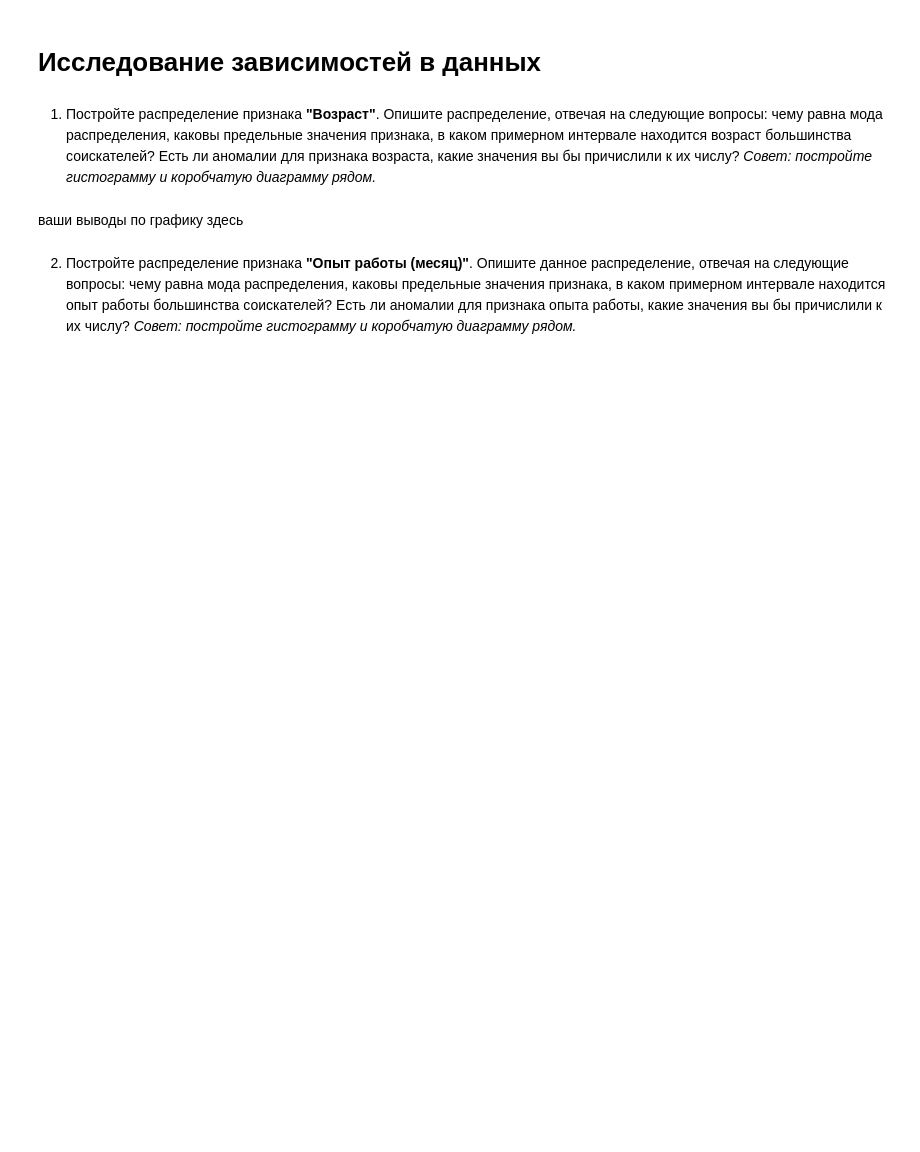
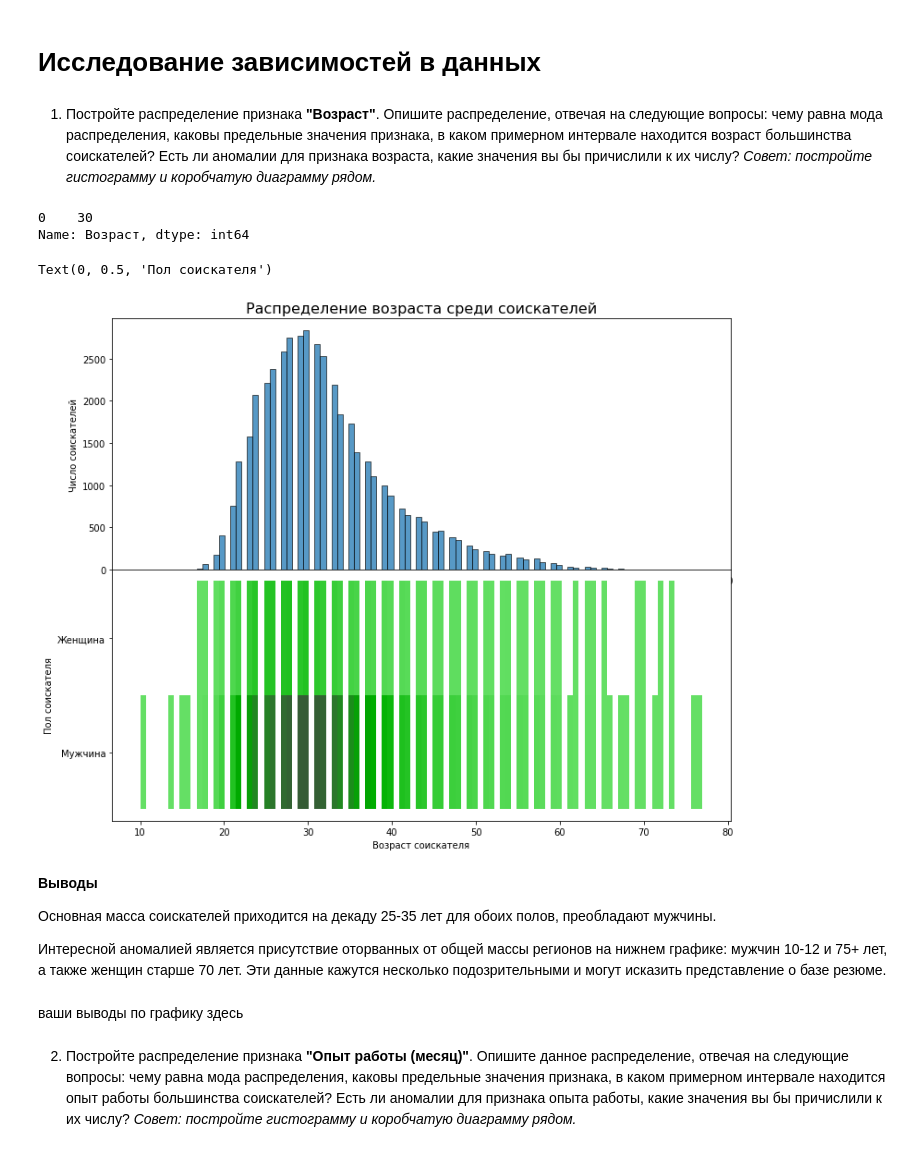
Before and after one commit to madskillskill/sf_data_science, a Jupyter notebook: PROJECT-1/Project_1.ipynb, the cells around one changed output. Drawn from its saved outputs; the diff is of its cells as text; code cells hidden in the pictures; blank space fills up the shorter version.

```diff
--- a/PROJECT-1/Project_1.ipynb
+++ b/PROJECT-1/Project_1.ipynb
@@ -538,7 +447,42 @@ NameError: name 'e_r_lock' is not defined
 1. Постройте распределение признака **"Возраст"**. Опишите распределение, отвечая на следующие вопросы: чему равна мода распределения, каковы предельные значения признака, в каком примерном интервале находится возраст большинства соискателей? Есть ли аномалии для признака возраста, какие значения вы бы причислили к их числу?
 *Совет: постройте гистограмму и коробчатую диаграмму рядом.*
 # %%
-# ваш код здесь
+print(hh_df['Возраст'].mode())
+
+fig, axes = plt.subplots(nrows=2, ncols=1, figsize=(12, 10))
+plt.subplots_adjust(hspace=.0)
+
+histplot1 = sns.histplot(
+    data=hh_df,
+    x='Возраст',
+    bins=100,
+    ax=axes[0],
+)
+histplot1.set_title('Распределение возраста среди соискателей', fontsize=16)
+histplot1.set_xlabel('Возраст соискателя)')
+histplot1.set_ylabel('Число соискателей')
+
+histplot2 = sns.histplot(
+    data=hh_df,
+    x='Возраст',
+    y='Пол',
+    bins=100,
+    color='green',
+    ax=axes[1]
+)
+histplot2.set_xlabel('Возраст соискателя')
+histplot2.set_ylabel('Пол соискателя')
+# %% [output]
+0    30
+Name: Возраст, dtype: int64
+Text(0, 0.5, 'Пол соискателя')
+[figure, added]
+# %% [markdown]
+**Выводы**
+
+Основная масса соискателей приходится на декаду 25-35 лет для обоих полов, преобладают мужчины.
+
+Интересной аномалией является присутствие оторванных от общей массы регионов на нижнем графике: мужчин 10-12 и 75+ лет, а также женщин старше 70 лет. Эти данные кажутся несколько подозрительными и могут исказить представление о базе резюме.
 # %% [markdown]
 ваши выводы по графику здесь
 # %% [markdown]
```
Also changed, not shown: parts of 6 cells of this notebook, 4 other files.
